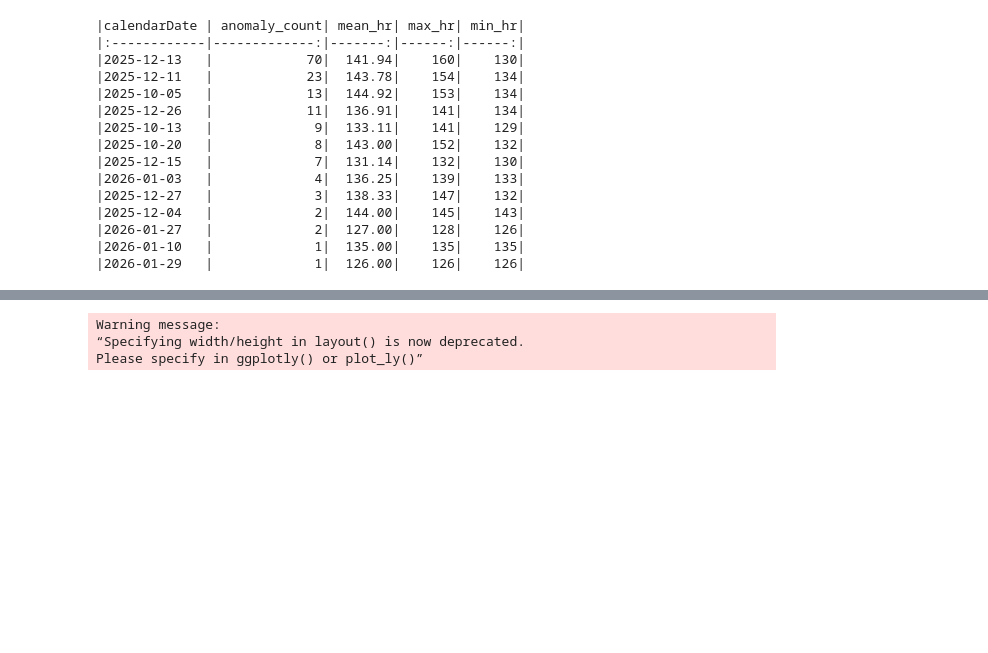
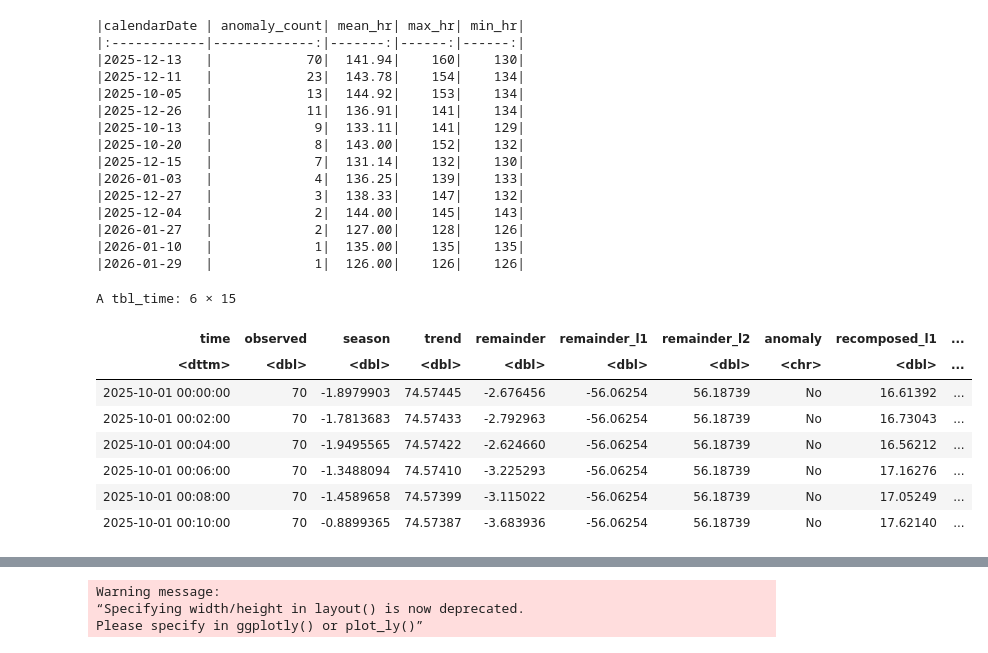
Before and after one commit to mahoneyjustinnj/myGarminHealth_JM, a Jupyter notebook: analyzingGarminHeartDataColab.ipynb, the cells around one changed output, grey strips where cells are left out. Drawn from its saved outputs; the diff is of its cells as text; code cells hidden in the pictures; blank space fills up the shorter version.

```diff
--- a/analyzingGarminHeartDataColab.ipynb
+++ b/analyzingGarminHeartDataColab.ipynb
@@ -1832,3 +1832,15 @@ Difference: 68.04 bpm
 |2026-01-27   |             2|  127.00|    128|    126|
 |2026-01-10   |             1|  135.00|    135|    135|
 |2026-01-29   |             1|  126.00|    126|    126|
+# %%
+head(normal_data)
+# %% [output]
+A tbl_time: 6 × 15
+| time | observed | season | trend | remainder | remainder_l1 | remainder_l2 | anomaly | recomposed_l1 | ... |
+| <dttm> | <dbl> | <dbl> | <dbl> | <dbl> | <dbl> | <dbl> | <chr> | <dbl> | ... |
+| 2025-10-01 00:00:00 | 70 | -1.8979903 | 74.57445 | -2.676456 | -56.06254 | 56.18739 | No | 16.61392 | ... |
+| 2025-10-01 00:02:00 | 70 | -1.7813683 | 74.57433 | -2.792963 | -56.06254 | 56.18739 | No | 16.73043 | ... |
+| 2025-10-01 00:04:00 | 70 | -1.9495565 | 74.57422 | -2.624660 | -56.06254 | 56.18739 | No | 16.56212 | ... |
+| 2025-10-01 00:06:00 | 70 | -1.3488094 | 74.57410 | -3.225293 | -56.06254 | 56.18739 | No | 17.16276 | ... |
+| 2025-10-01 00:08:00 | 70 | -1.4589658 | 74.57399 | -3.115022 | -56.06254 | 56.18739 | No | 17.05249 | ... |
+| 2025-10-01 00:10:00 | 70 | -0.8899365 | 74.57387 | -3.683936 | -56.06254 | 56.18739 | No | 17.62140 | ... |
```
Also changed, not shown: parts of 1 cell of this notebook.
